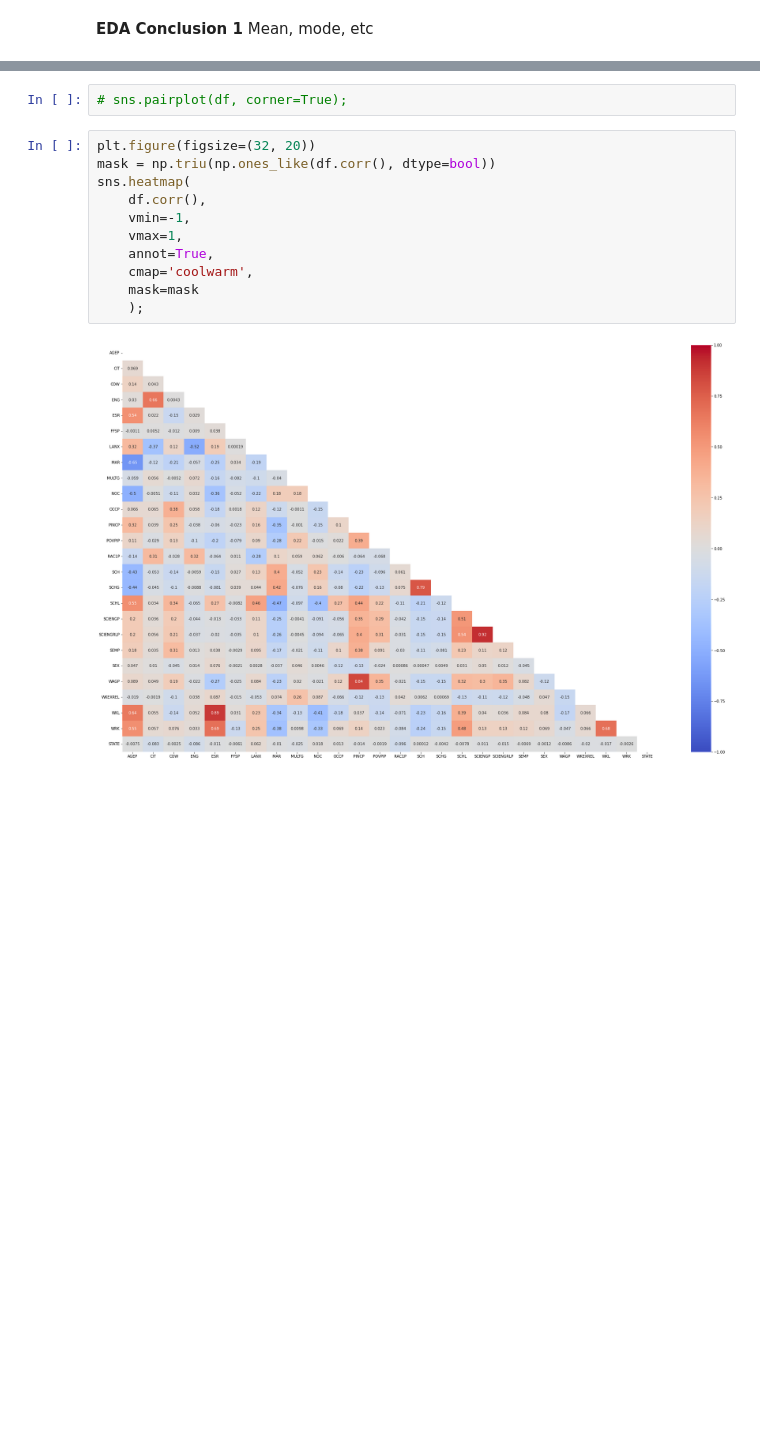
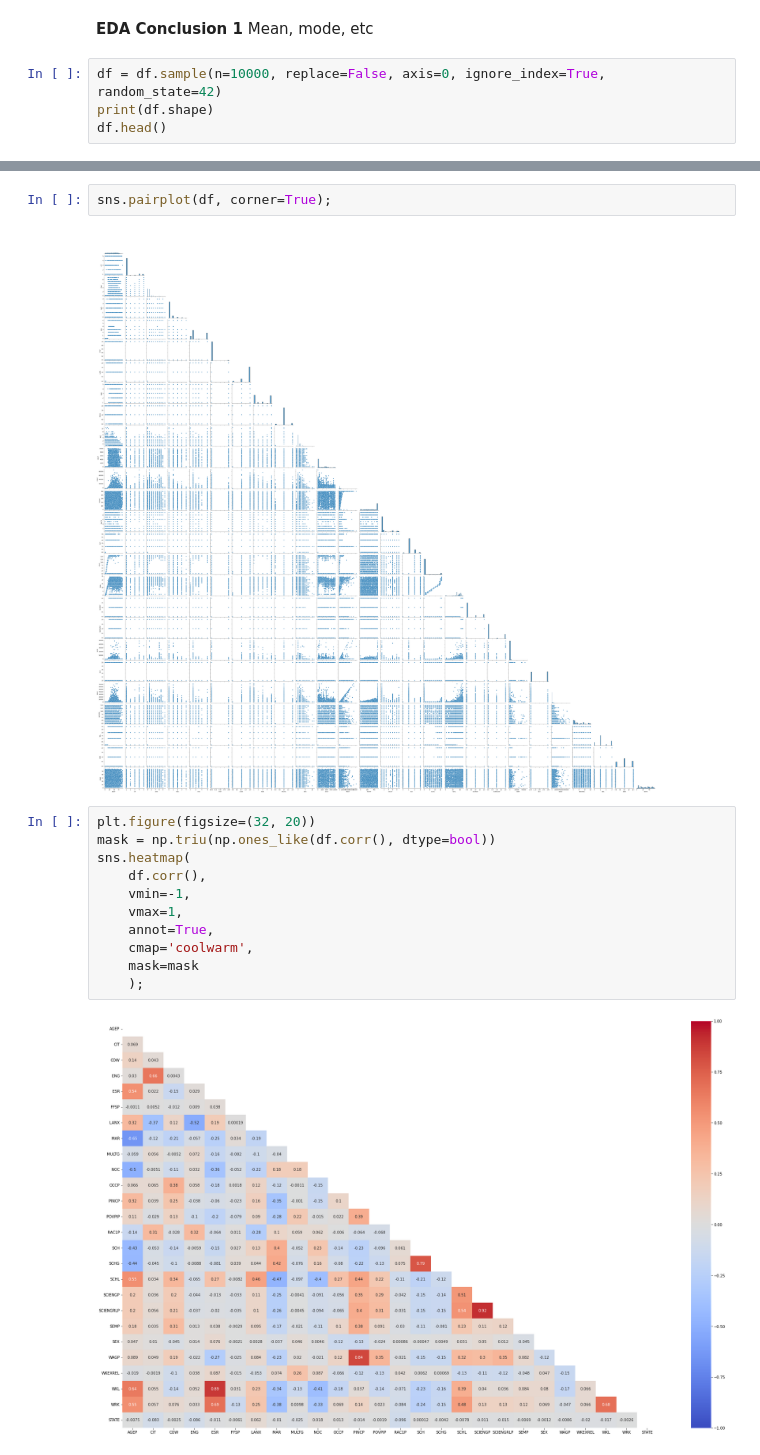
Before and after one commit to brandiehatch/capstone, a Jupyter notebook: 02_eda_capstone_08032022.ipynb, the cells around one changed output, grey strips where cells are left out. Drawn from its saved outputs; the diff is of its cells as text; blank space fills up the shorter version.

```diff
--- a/02_eda_capstone_08032022.ipynb
+++ b/02_eda_capstone_08032022.ipynb
@@ -119,3 +157,7 @@ Name: SEX, dtype: float64
 # %% [markdown]
 __EDA Conclusion 1__
 Mean, mode, etc
+# %%
+df = df.sample(n=10000, replace=False, axis=0, ignore_index=True, random_state=42)
+print(df.shape)
+df.head()
@@ -122,5 +172,7 @@ Mean, mode, etc
 # %%
-# sns.pairplot(df, corner=True);
+sns.pairplot(df, corner=True);
+# %% [output]
+[figure, added]
 # %%
 plt.figure(figsize=(32, 20))
 mask = np.triu(np.ones_like(df.corr(), dtype=bool))
```
Also changed, not shown: parts of 19 cells of this notebook, 2 other files.
